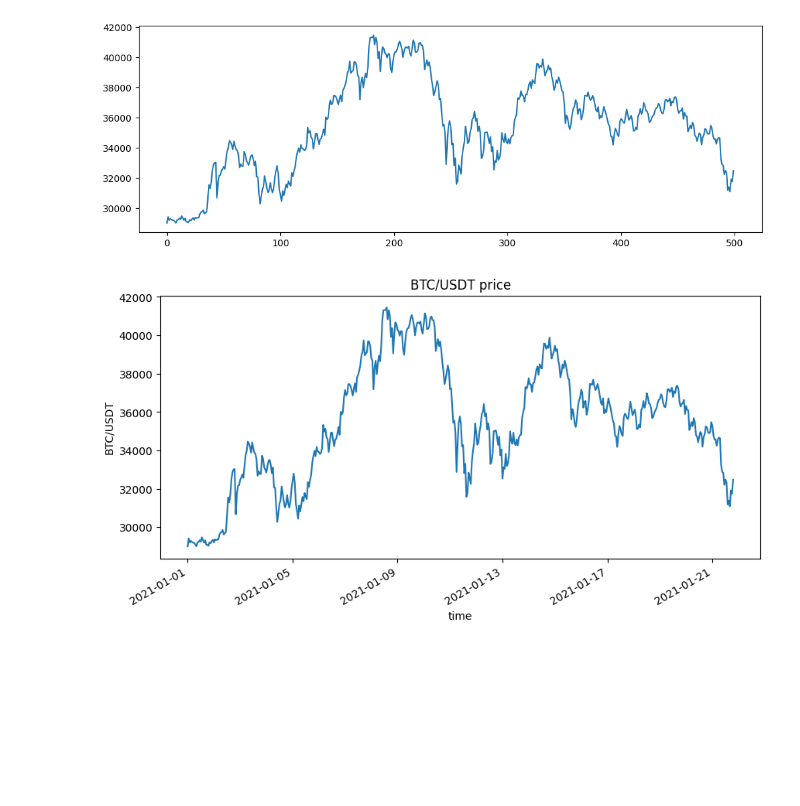
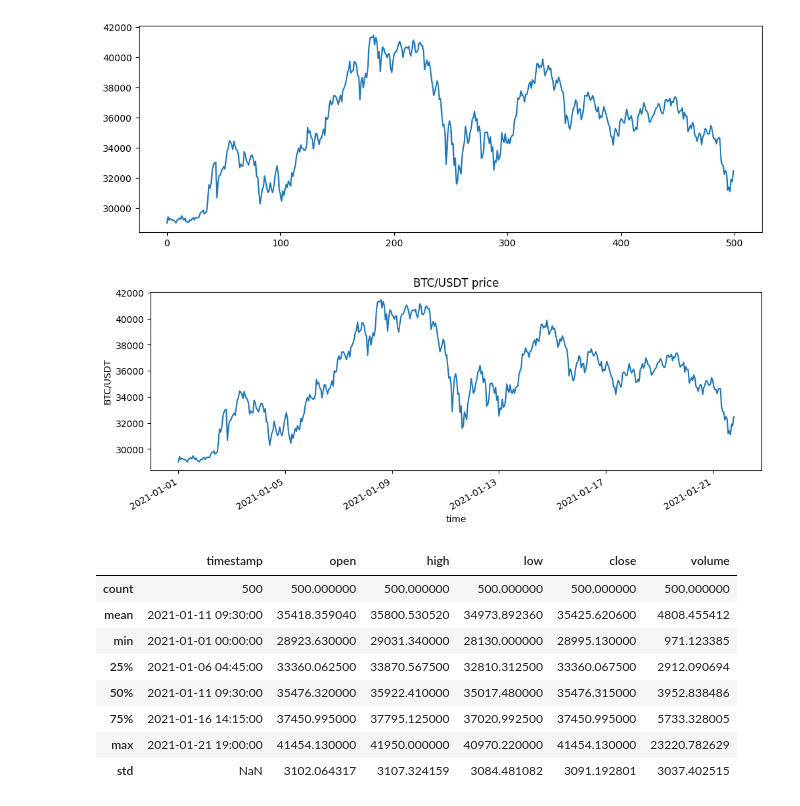
Before and after one commit to ninascheiter/crypto-ml-trading, a Jupyter notebook: notebooks/eda.ipynb, the cells around one changed output. Drawn from its saved outputs; the diff is of its cells as text; code cells hidden in the pictures; blank space fills up the shorter version.

```diff
--- a/notebooks/eda.ipynb
+++ b/notebooks/eda.ipynb
@@ -12,19 +13,31 @@ plt.show()
 # %%
 import matplotlib.dates as mdates
 
-fig, ax = plt.subplots(figsize=(10, 5))
+fig, ax = plt.subplots(figsize=(12, 4))
 
 ax.plot(df["timestamp"], df["close"])
 
 date_format = mdates.DateFormatter('%Y-%m-%d') #format: YYYY-MM-DD
 ax.xaxis.set_major_formatter(date_format)
 
 fig.autofmt_xdate() # rotate date to prevent overlap
 
 ax.set_title("BTC/USDT price")
 ax.set_xlabel("time")
 ax.set_ylabel("BTC/USDT")
 
 plt.show()
 # %% [output]
-[figure, old version]
+[figure, new version]
+# %%
+df.describe()
+# %% [output]
+|  | timestamp | open | high | low | close | volume |
+| count | 500 | 500.000000 | 500.000000 | 500.000000 | 500.000000 | 500.000000 |
+| mean | 2021-01-11 09:30:00 | 35418.359040 | 35800.530520 | 34973.892360 | 35425.620600 | 4808.455412 |
+| min | 2021-01-01 00:00:00 | 28923.630000 | 29031.340000 | 28130.000000 | 28995.130000 | 971.123385 |
+| 25% | 2021-01-06 04:45:00 | 33360.062500 | 33870.567500 | 32810.312500 | 33360.067500 | 2912.090694 |
+| 50% | 2021-01-11 09:30:00 | 35476.320000 | 35922.410000 | 35017.480000 | 35476.315000 | 3952.838486 |
+| 75% | 2021-01-16 14:15:00 | 37450.995000 | 37795.125000 | 37020.992500 | 37450.995000 | 5733.328005 |
+| max | 2021-01-21 19:00:00 | 41454.130000 | 41950.000000 | 40970.220000 | 41454.130000 | 23220.782629 |
+| std | NaN | 3102.064317 | 3107.324159 | 3084.481082 | 3091.192801 | 3037.402515 |
```
Also changed, not shown: parts of 9 cells of this notebook, 3 other files.
